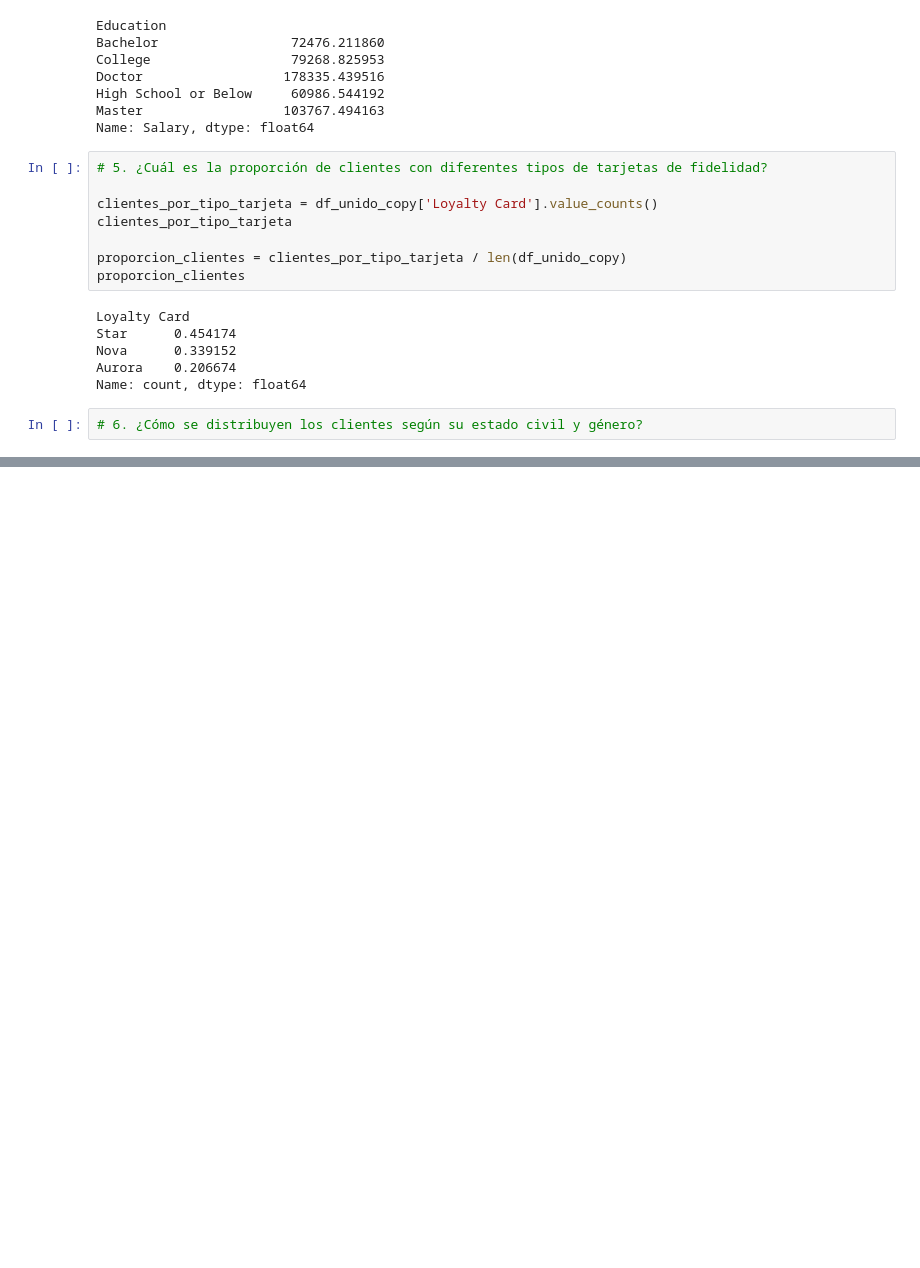
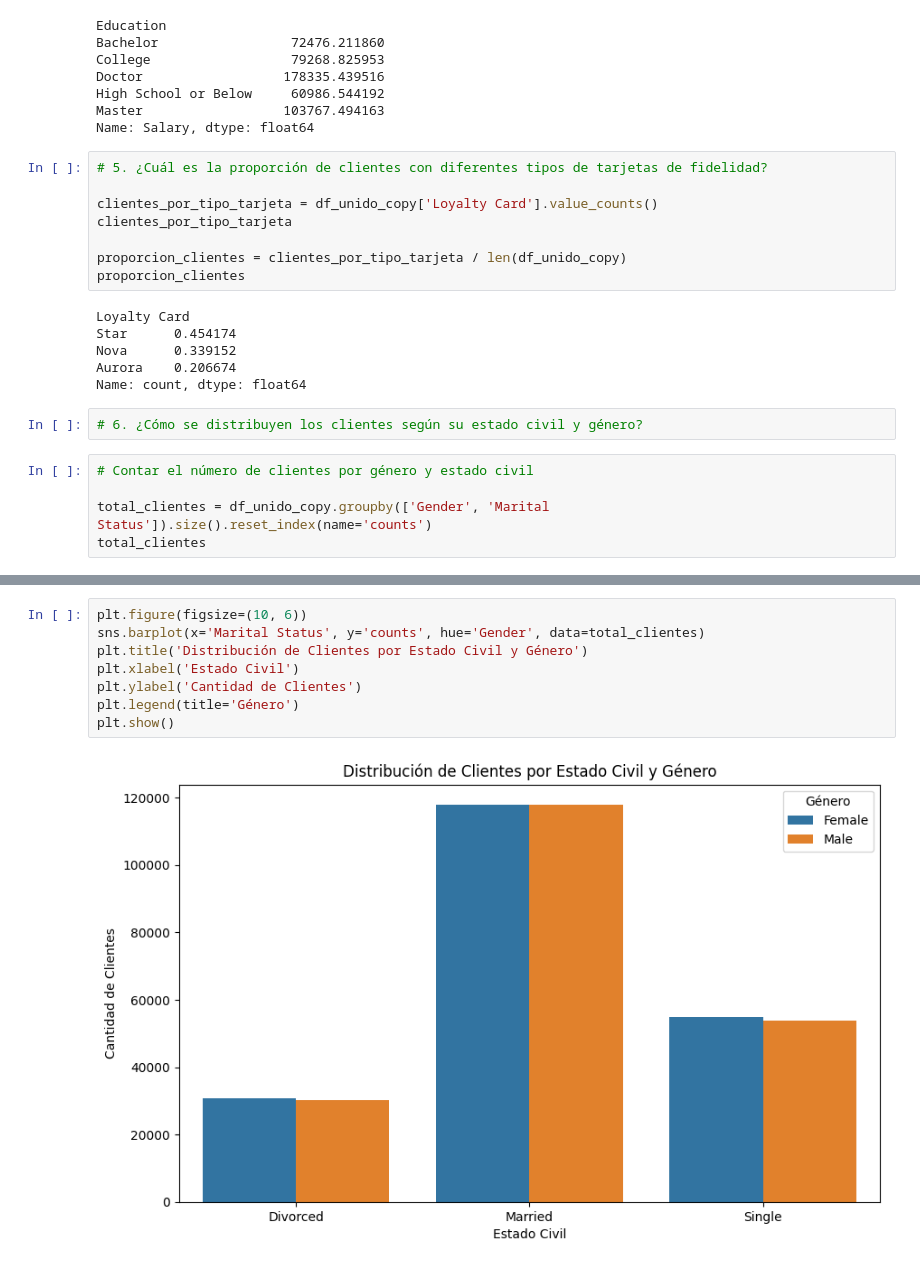
Before and after one commit to Adalab/bda-modulo-3-evaluacion-final-melila79, a Jupyter notebook: modulo 3 evaluacion final.ipynb, the cells around one changed output, grey strips where cells are left out. Cells and saved outputs as stored; diff of their text form; blank space fills up the shorter version.

```diff
--- a/modulo 3 evaluacion final.ipynb
+++ b/modulo 3 evaluacion final.ipynb
@@ -547,3 +547,8 @@ Aurora    0.206674
 Name: count, dtype: float64
 # %%
 # 6. ¿Cómo se distribuyen los clientes según su estado civil y género?
+# %%
+# Contar el número de clientes por género y estado civil
+
+total_clientes = df_unido_copy.groupby(['Gender', 'Marital Status']).size().reset_index(name='counts')
+total_clientes
@@ -549,0 +563,10 @@ Name: count, dtype: float64
+# %%
+plt.figure(figsize=(10, 6))
+sns.barplot(x='Marital Status', y='counts', hue='Gender', data=total_clientes)
+plt.title('Distribución de Clientes por Estado Civil y Género')
+plt.xlabel('Estado Civil')
+plt.ylabel('Cantidad de Clientes')
+plt.legend(title='Género')
+plt.show()
+# %% [output]
+[figure, added]
```
Also changed, not shown: parts of 1 cell of this notebook.
